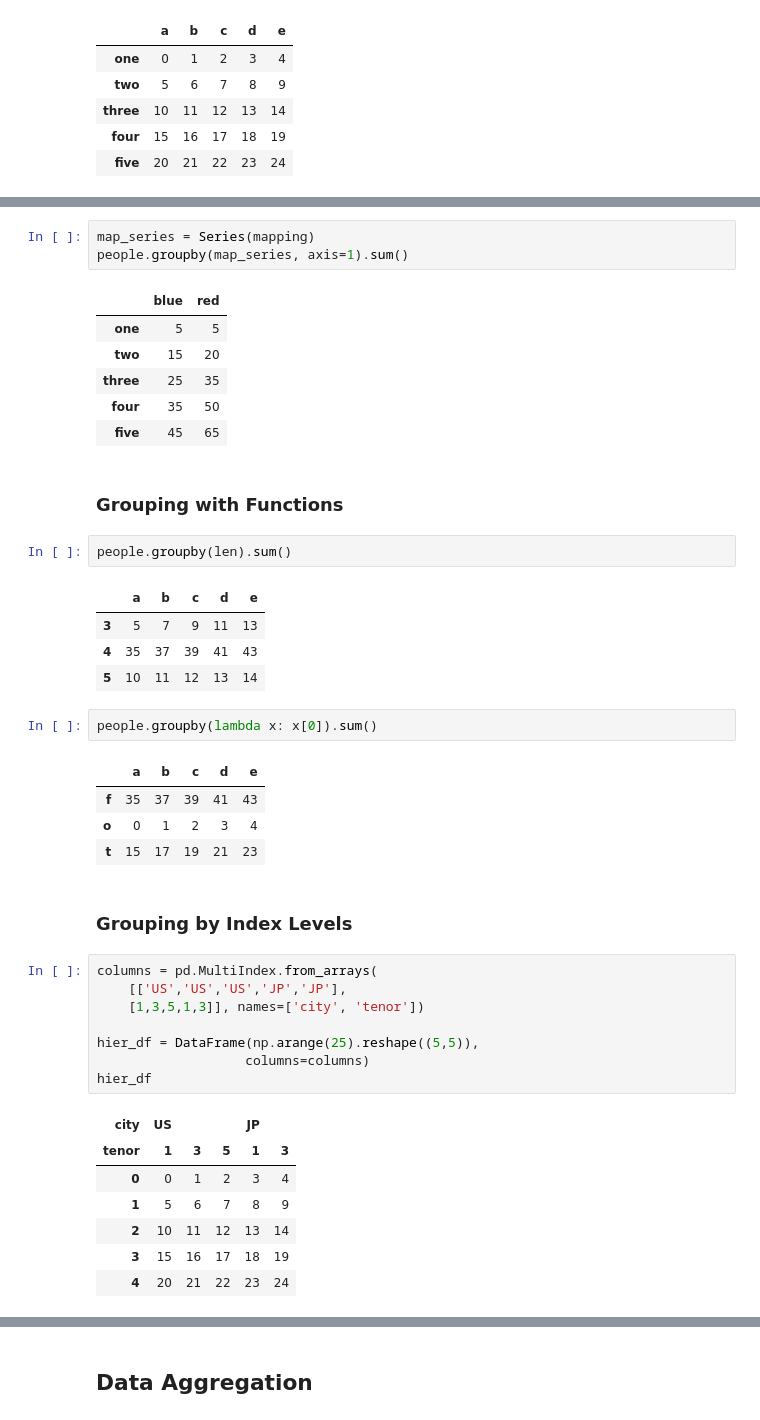
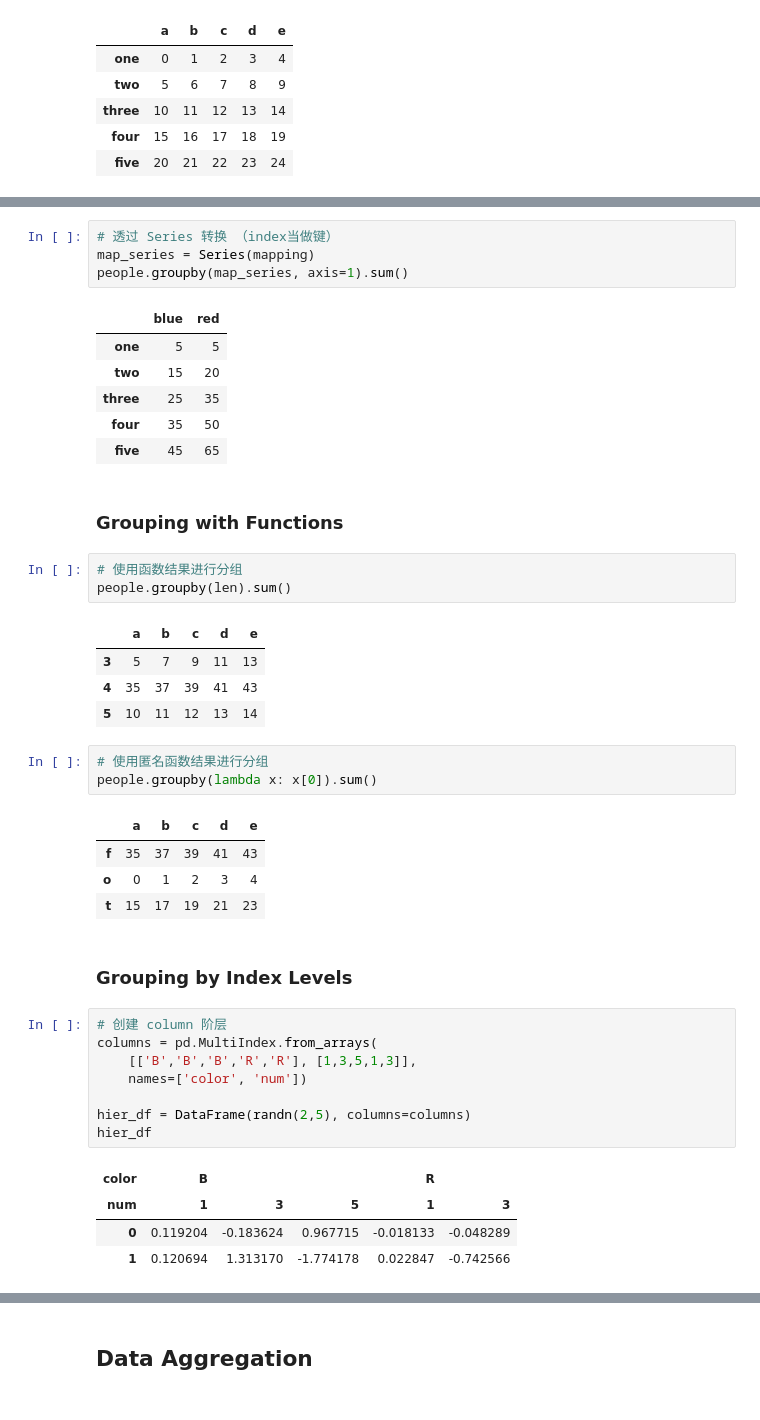
Before and after one commit to hugolu/learn-python, a Jupyter notebook: python-for-data-analysis/ch09-data-aggregation-and-group-operations.ipynb, the cells around one changed output, grey strips where cells are left out. Drawn from its saved outputs; the diff is of its cells as text.

```diff
--- a/python-for-data-analysis/ch09-data-aggregation-and-group-operations.ipynb
+++ b/python-for-data-analysis/ch09-data-aggregation-and-group-operations.ipynb
@@ -148,6 +156,7 @@ people.groupby(mapping, axis=1).sum()
 | four | 35 | 50 |
 | five | 45 | 65 |
 # %%
+# 透过 Series 转换 （index当做键）
 map_series = Series(mapping)
 people.groupby(map_series, axis=1).sum()
 # %% [output]
@@ -160,6 +169,7 @@ people.groupby(map_series, axis=1).sum()
 # %% [markdown]
 ### Grouping with Functions
 # %%
+# 使用函数结果进行分组
 people.groupby(len).sum()
 # %% [output]
 |  | a | b | c | d | e |
@@ -167,6 +177,7 @@ people.groupby(len).sum()
 | 4 | 35 | 37 | 39 | 41 | 43 |
 | 5 | 10 | 11 | 12 | 13 | 14 |
 # %%
+# 使用匿名函数结果进行分组
 people.groupby(lambda x: x[0]).sum()
 # %% [output]
 |  | a | b | c | d | e |
@@ -176,19 +187,16 @@ people.groupby(lambda x: x[0]).sum()
 # %% [markdown]
 ### Grouping by Index Levels
 # %%
+# 创建 column 阶层
 columns = pd.MultiIndex.from_arrays(
-    [['US','US','US','JP','JP'],
-    [1,3,5,1,3]], names=['city', 'tenor'])
+    [['B','B','B','R','R'], [1,3,5,1,3]],
+    names=['color', 'num'])
 
-hier_df = DataFrame(np.arange(25).reshape((5,5)),
-                   columns=columns)
+hier_df = DataFrame(randn(2,5), columns=columns)
 hier_df
 # %% [output]
-| city | US |  |  | JP |  |
-| tenor | 1 | 3 | 5 | 1 | 3 |
-| 0 | 0 | 1 | 2 | 3 | 4 |
-| 1 | 5 | 6 | 7 | 8 | 9 |
-| 2 | 10 | 11 | 12 | 13 | 14 |
-| 3 | 15 | 16 | 17 | 18 | 19 |
-| 4 | 20 | 21 | 22 | 23 | 24 |
+| color | B |  |  | R |  |
+| num | 1 | 3 | 5 | 1 | 3 |
+| 0 | 0.119204 | -0.183624 | 0.967715 | -0.018133 | -0.048289 |
+| 1 | 0.120694 | 1.313170 | -1.774178 | 0.022847 | -0.742566 |
 # %%
```
Also changed, not shown: parts of 63 cells of this notebook, 2 other files.
